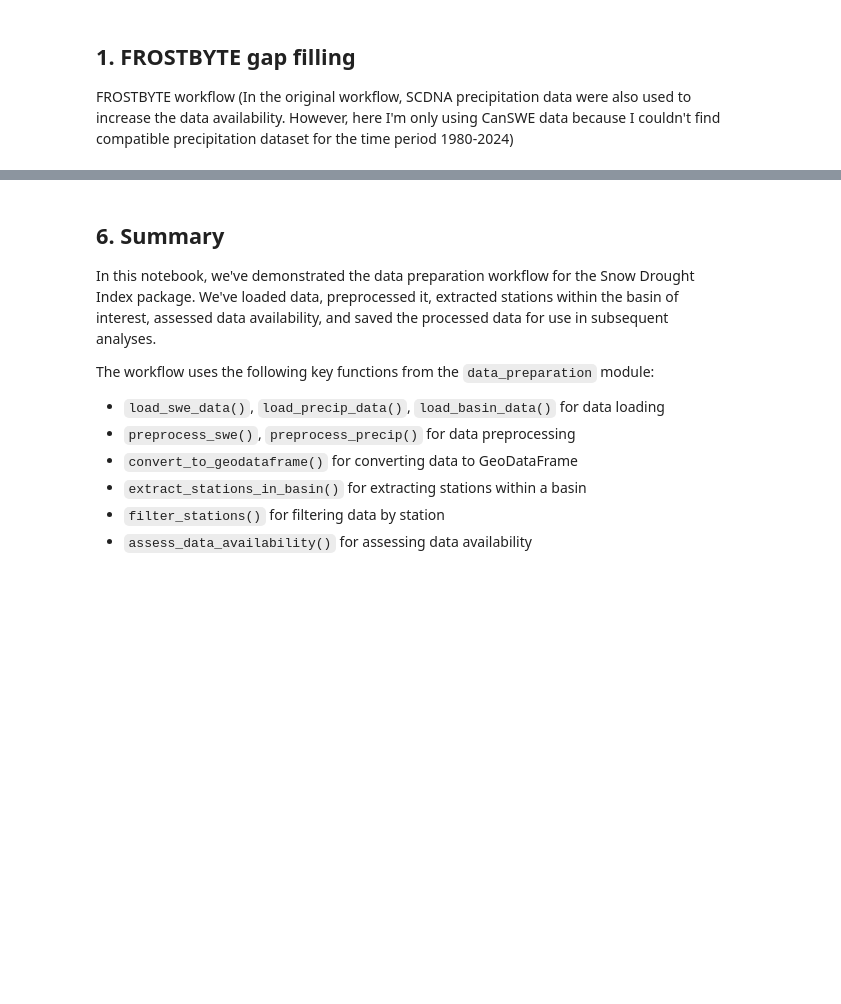
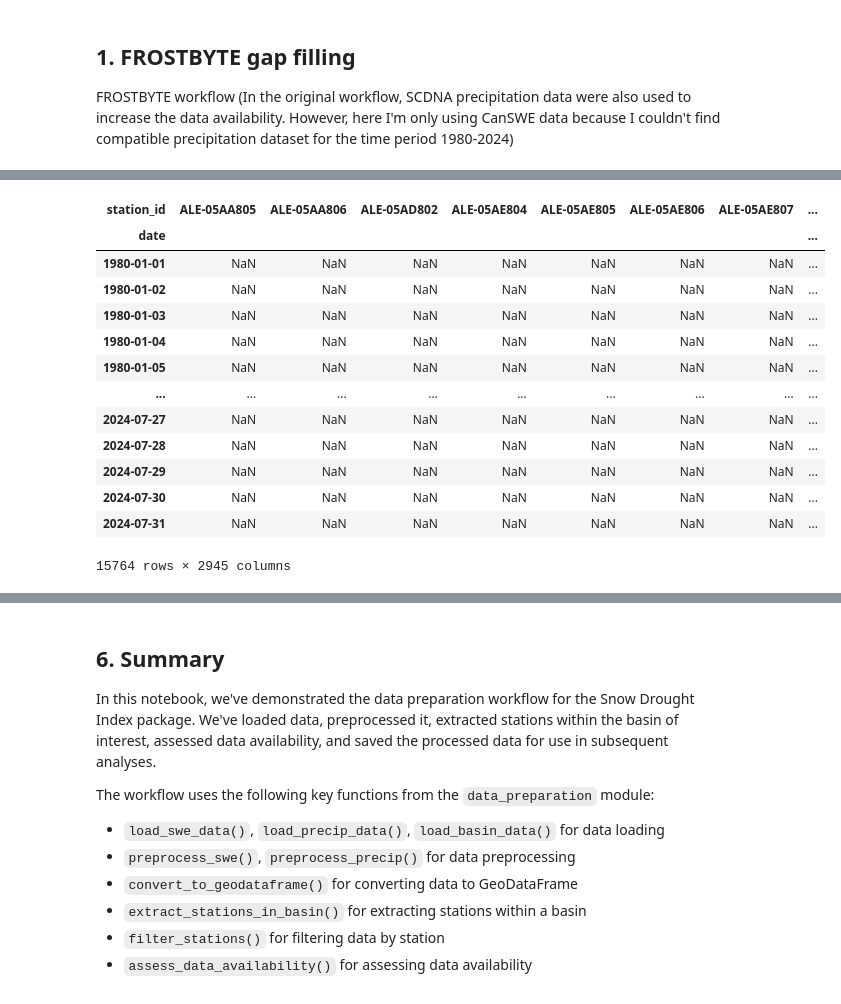
Before and after one commit to hasithajayamaha/snowdroughtindex-main, a Jupyter notebook: notebooks/workflows/0_data_preparation_workflow.ipynb, the cells around one changed output, grey strips where cells are left out. Saved outputs shown, nothing was run; the diff lists cells and outputs as text; code cells hidden in the pictures; blank space fills up the shorter version.

```diff
--- a/notebooks/workflows/0_data_preparation_workflow.ipynb
+++ b/notebooks/workflows/0_data_preparation_workflow.ipynb
@@ -213,3 +215,9 @@ artificial_gap_filling_flag = 0 # indicates whether artificial gap filling is pe
 artificial_gap_filling_basins = ['all'] # a list of the basin(s) to run the gap filling for. To include all basins simply write 'all'
 # %%
 from snowdroughtindex.core.gap_filling import qm_gap_filling, artificial_gap_filling, plots_artificial_gap_evaluation
+# %%
+# Re-organize the dataset as needed
+SWE_stations_ds = canswe.assign_coords({'lon':canswe.lon, 'lat':canswe.lat, 'station_name':canswe.station_name, 'elevation':canswe.elevation}).snw
+SWE_stations_ds = SWE_stations_ds.to_dataset()
+
+display(SWE_stations_ds)
@@ -215,0 +264,30 @@ from snowdroughtindex.core.gap_filling import qm_gap_filling, artificial_gap_fil
+# %%
+# Convert test basin SWE data DataSet to Pandas DataFrame for further analysis
+SWE_testbasin = SWE_stations_ds.to_dataframe().drop(columns=['lon','lat','station_name']).unstack()['snw'].T
+
+# Remove time from dates
+SWE_testbasin['date'] = SWE_testbasin.index.normalize()
+SWE_testbasin = SWE_testbasin.set_index('date')
+
+# Drop the dates with no data at all across all stations
+SWE_testbasin = SWE_testbasin.dropna(axis=0, how='all')
+
+# Choose data for the period of interest 1980 - 2024
+SWE_testbasin = SWE_testbasin.loc['1980-01-01':'2024-07-31']
+
+display(SWE_testbasin)
+# %% [output]
+| station_id | ALE-05AA805 | ALE-05AA806 | ALE-05AD802 | ALE-05AE804 | ALE-05AE805 | ALE-05AE806 | ALE-05AE807 | ... |
+| date |  |  |  |  |  |  |  | ... |
+| 1980-01-01 | NaN | NaN | NaN | NaN | NaN | NaN | NaN | ... |
+| 1980-01-02 | NaN | NaN | NaN | NaN | NaN | NaN | NaN | ... |
+| 1980-01-03 | NaN | NaN | NaN | NaN | NaN | NaN | NaN | ... |
+| 1980-01-04 | NaN | NaN | NaN | NaN | NaN | NaN | NaN | ... |
+| 1980-01-05 | NaN | NaN | NaN | NaN | NaN | NaN | NaN | ... |
+| ... | ... | ... | ... | ... | ... | ... | ... | ... |
+| 2024-07-27 | NaN | NaN | NaN | NaN | NaN | NaN | NaN | ... |
+| 2024-07-28 | NaN | NaN | NaN | NaN | NaN | NaN | NaN | ... |
+| 2024-07-29 | NaN | NaN | NaN | NaN | NaN | NaN | NaN | ... |
+| 2024-07-30 | NaN | NaN | NaN | NaN | NaN | NaN | NaN | ... |
+| 2024-07-31 | NaN | NaN | NaN | NaN | NaN | NaN | NaN | ... |
+15764 rows × 2945 columns
```
Also changed, not shown: parts of 7 cells of this notebook.
